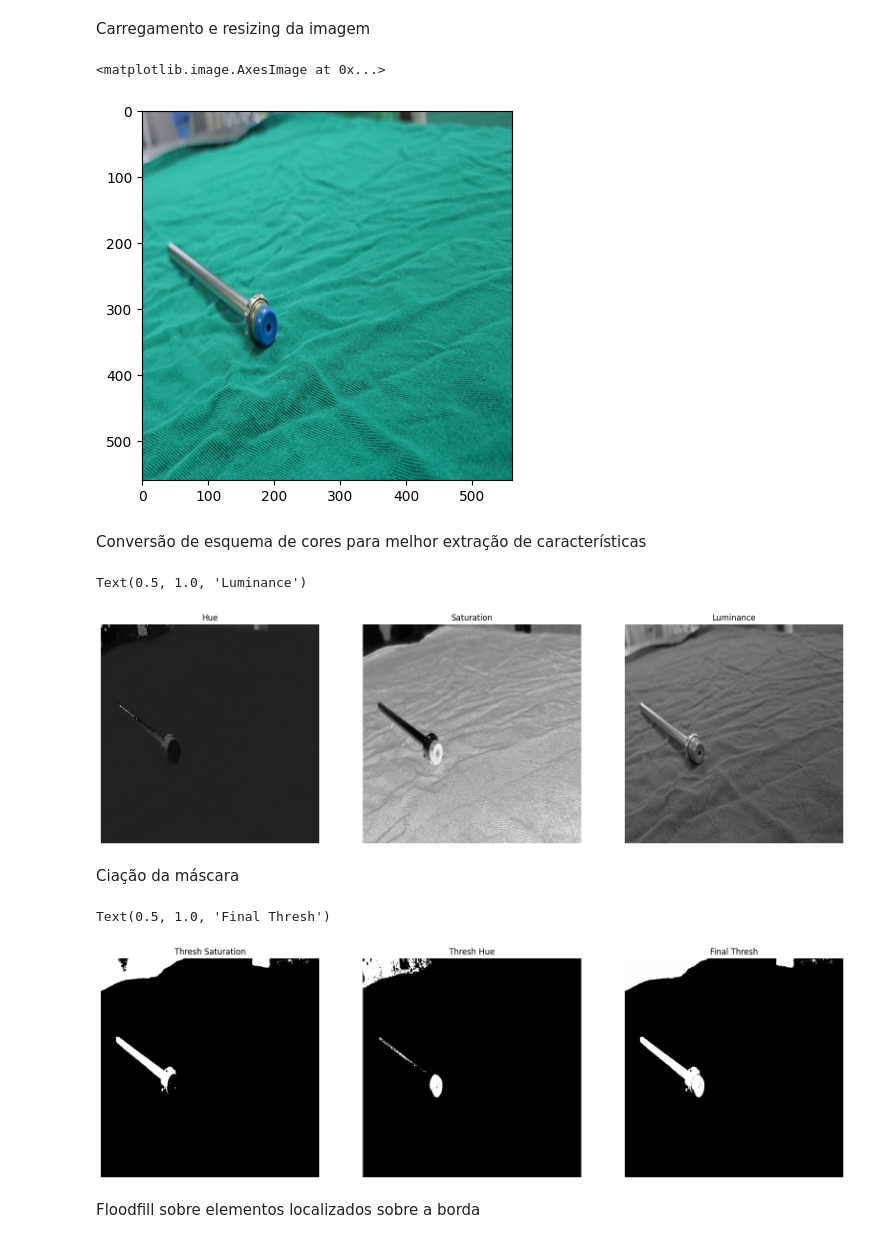
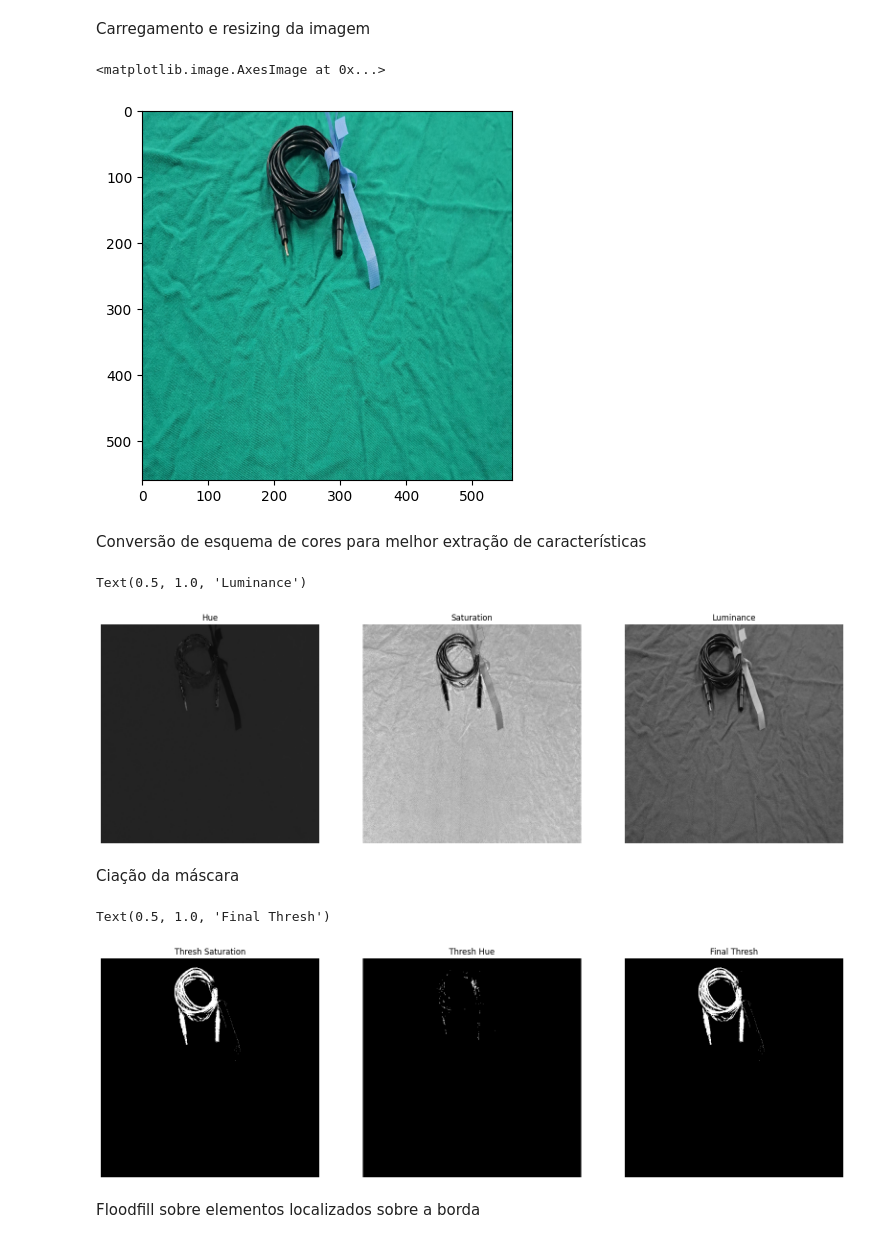
Before and after one commit to Rafael-Marinho-dos-Anjos/image_division-new-, a Jupyter notebook: segmentation_test.ipynb, the cells around one changed output. Drawn from its saved outputs; the diff is of its cells as text; code cells hidden in the pictures.

```diff
--- a/segmentation_test.ipynb
+++ b/segmentation_test.ipynb
@@ -6,14 +6,14 @@ from skimage import io
 # %% [markdown]
 Carregamento e resizing da imagem
 # %%
-nstrmnt = 11
-img = io.imread(r"\\storage01\Robotica\Dataset CME\ferramentas montadas\{}\fotos\frame_0820.jpg".format(nstrmnt))
+nstrmnt = "cabo"
+img = io.imread(r"\\storage01\Robotica\Dataset CME\ferramentas montadas\{}\fotos\frame_0010.jpg".format(nstrmnt))
 dim = 560
 img = cv2.resize(img, (dim,dim), interpolation=cv2.INTER_AREA)
 plt.imshow(img)
 # %% [output]
 <matplotlib.image.AxesImage at 0x...>
-[figure, old version]
+[figure, new version]
 # %% [markdown]
 Conversão de esquema de cores para melhor extração de características
 # %%
@@ -43,12 +43,12 @@ plt.axis('off')
 plt.title("Luminance")
 # %% [output]
 Text(0.5, 1.0, 'Luminance')
-[figure, old version]
+[figure, new version]
 # %% [markdown]
 Ciação da máscara
 # %%
 ret, thrsld_1 = cv2.threshold(s, 100, 255, cv2.THRESH_BINARY_INV)
-ret, thrsld_2 = cv2.threshold(h, 17, 255, cv2.THRESH_BINARY_INV)
+ret, thrsld_2 = cv2.threshold(h, 12, 255, cv2.THRESH_BINARY_INV)
 thrsld = thrsld_1 + thrsld_2
 
 fig = plt.figure(figsize=(20, 21))
@@ -68,7 +68,7 @@ plt.axis('off')
 plt.title("Final Thresh")
 # %% [output]
 Text(0.5, 1.0, 'Final Thresh')
-[figure, old version]
+[figure, new version]
 # %% [markdown]
 Floodfill sobre elementos localizados sobre a borda
 # %%
```
Also changed, not shown: parts of 2 cells of this notebook, 1 other file.
